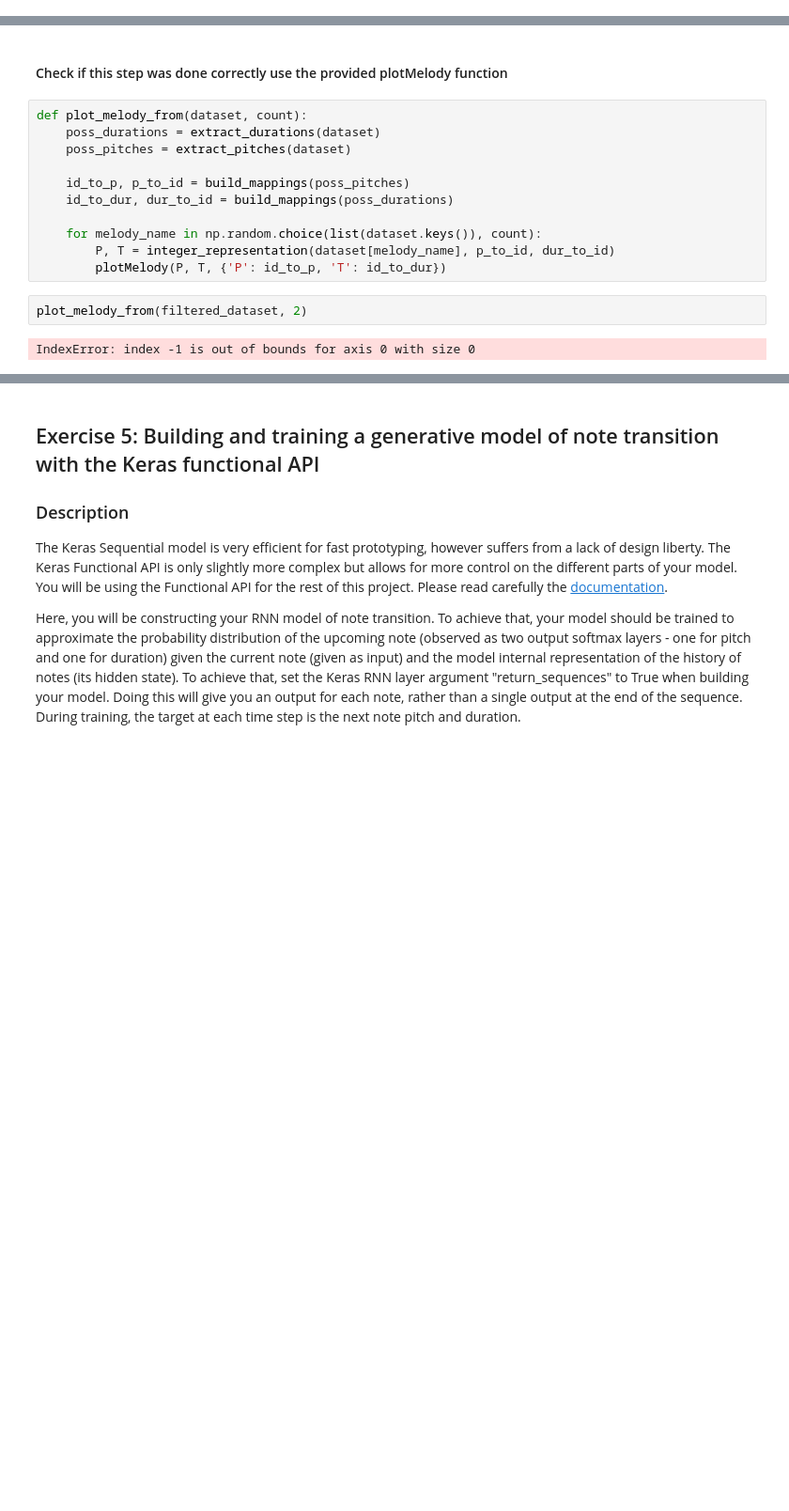
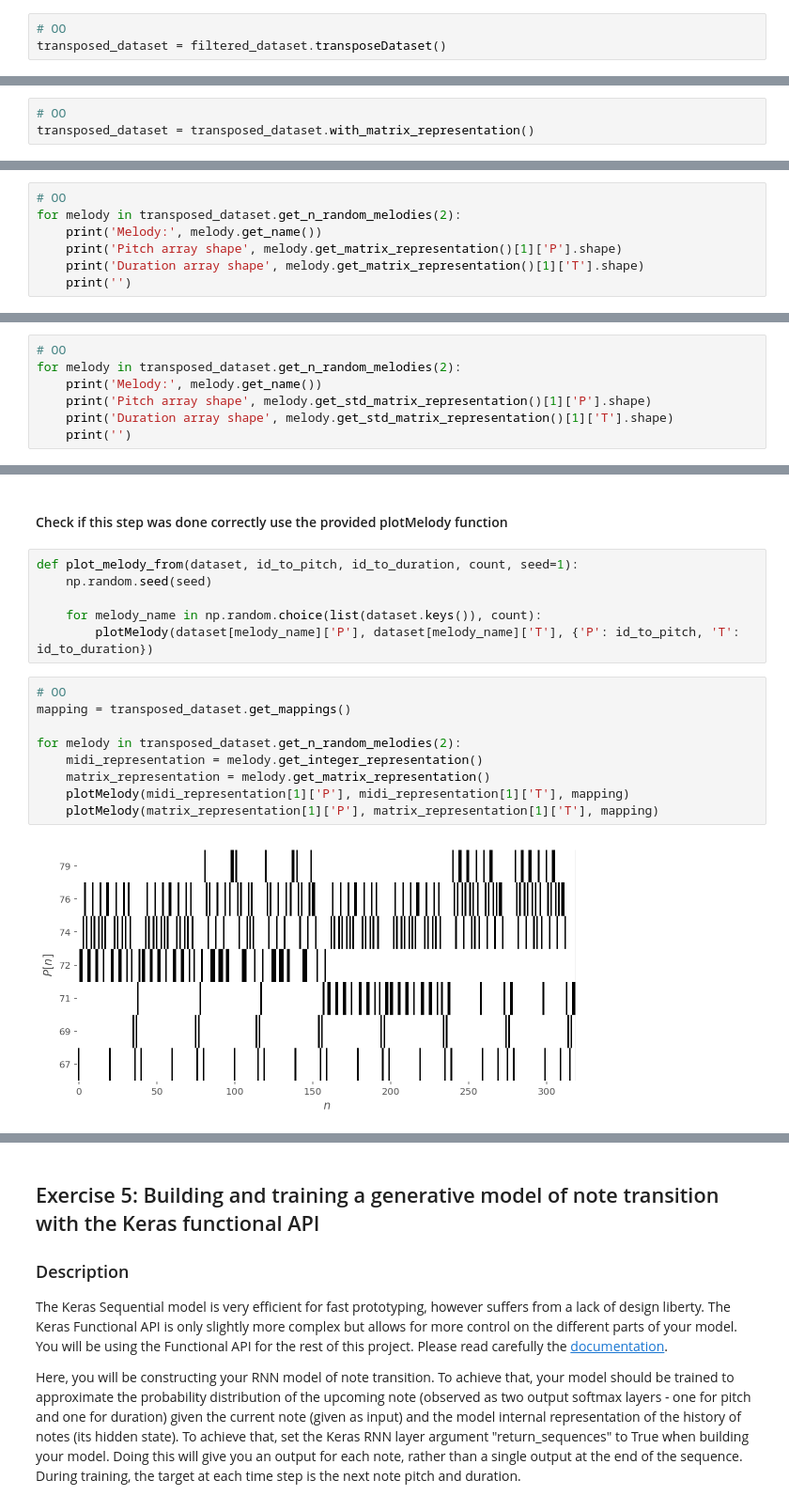
Before and after one commit to Amaumaury/ArtificialNeuralNetworks, a Jupyter notebook: Project_2/miniproject2.ipynb, the cells around one changed output, grey strips where cells are left out. Shown at 94% size. Drawn from its saved outputs; the diff is of its cells as text; blank space fills up the shorter version.

Commit message:
Add object representation for dataset and melody

```diff
--- a/Project_2/miniproject2.ipynb
+++ b/Project_2/miniproject2.ipynb
@@ -454,3 +516,6 @@ transposed_dataset = transposeDataset(dataset)
 transposed_dataset = {melody: transposed_dataset[melody] for melody in filtered_dataset}
 # %% [output]
 A Jupyter Widget
+# %%
+# OO
+transposed_dataset = filtered_dataset.transposeDataset()
@@ -457,3 +524,6 @@ A Jupyter Widget
+# %%
+# OO
+transposed_dataset = transposed_dataset.with_matrix_representation()
 # %%
 possible_durations = extract_durations(transposed_dataset)
 possible_pitches = extract_pitches(transposed_dataset)
@@ -507,0 +581,7 @@ one_hot_dataset = {melody: {
+# %%
+# OO
+for melody in transposed_dataset.get_n_random_melodies(2):
+    print('Melody:', melody.get_name())
+    print('Pitch array shape', melody.get_matrix_representation()[1]['P'].shape)
+    print('Duration array shape', melody.get_matrix_representation()[1]['T'].shape)
+    print('')
@@ -513,3 +601,10 @@ longest_melody = max([one_hot_dataset[melody_name]['P'].shape[0] for melody_name
 pad = lambda seq: pad_sequences(seq.T, maxlen=longest_melody).T
 
 padded_dataset = {melody: {'P': pad(one_hot_dataset[melody]['P']), 'T': pad(one_hot_dataset[melody]['T'])} for melody in one_hot_dataset}
+# %%
+# OO
+for melody in transposed_dataset.get_n_random_melodies(2):
+    print('Melody:', melody.get_name())
+    print('Pitch array shape', melody.get_std_matrix_representation()[1]['P'].shape)
+    print('Duration array shape', melody.get_std_matrix_representation()[1]['T'].shape)
+    print('')
@@ -516,17 +619,19 @@ padded_dataset = {melody: {'P': pad(one_hot_dataset[melody]['P']), 'T': pad(one_
 # %% [markdown]
 #### Check if this step was done correctly use the provided plotMelody function
 # %%
-def plot_melody_from(dataset, count):
-    poss_durations = extract_durations(dataset)
-    poss_pitches = extract_pitches(dataset)
-
-    id_to_p, p_to_id = build_mappings(poss_pitches)
-    id_to_dur, dur_to_id = build_mappings(poss_durations)
+def plot_melody_from(dataset, id_to_pitch, id_to_duration, count, seed=1):
+    np.random.seed(seed)
 
     for melody_name in np.random.choice(list(dataset.keys()), count):
-        P, T = integer_representation(dataset[melody_name], p_to_id, dur_to_id)
-        plotMelody(P, T, {'P': id_to_p, 'T': id_to_dur})
+        plotMelody(dataset[melody_name]['P'], dataset[melody_name]['T'], {'P': id_to_pitch, 'T': id_to_duration})
-# %%
-plot_melody_from(filtered_dataset, 2)
-# %% [output]
-IndexError: index -1 is out of bounds for axis 0 with size 0
+# %%
+# OO
+mapping = transposed_dataset.get_mappings()
+
+for melody in transposed_dataset.get_n_random_melodies(2):
+    midi_representation = melody.get_integer_representation()
+    matrix_representation = melody.get_matrix_representation()
+    plotMelody(midi_representation[1]['P'], midi_representation[1]['T'], mapping)
+    plotMelody(matrix_representation[1]['P'], matrix_representation[1]['T'], mapping)
+# %% [output]
+[figure, added]
```
Also changed, not shown: parts of 28 cells of this notebook, 2 other files.
